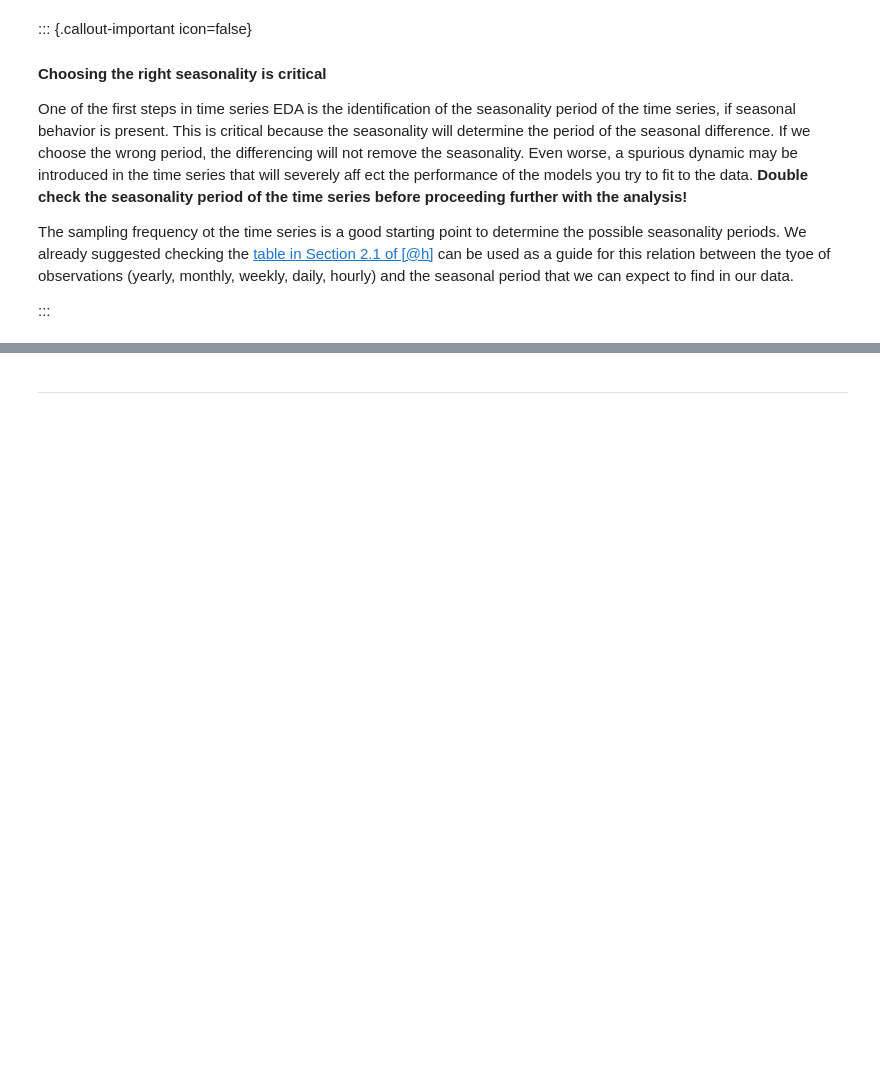
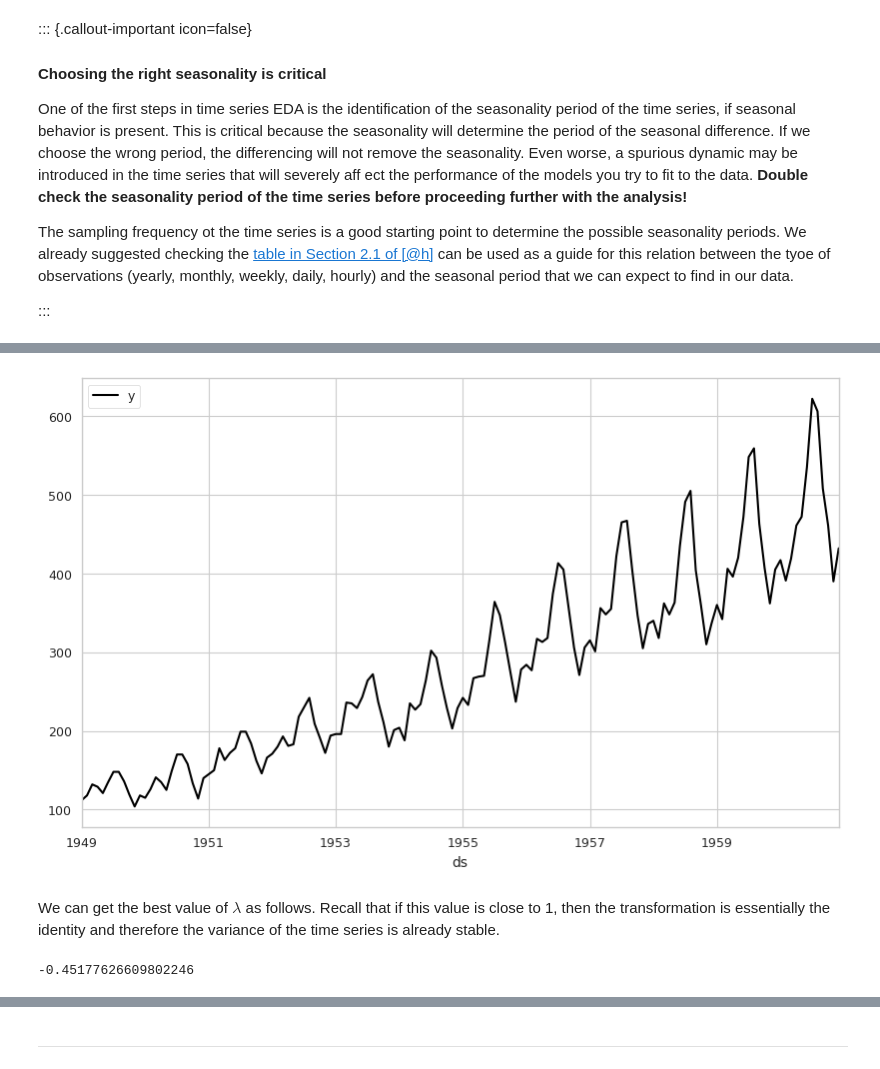
Before and after one commit to ML-MIC/MLMIIN, a Jupyter notebook: 4_2_Stationarity/4_2_Stationarity.ipynb, the cells around one changed output, grey strips where cells are left out. Saved outputs shown, nothing was run; the diff lists cells and outputs as text; code cells hidden in the pictures; blank space fills up the shorter version.

```diff
--- a/4_2_Stationarity/4_2_Stationarity.ipynb
+++ b/4_2_Stationarity/4_2_Stationarity.ipynb
@@ -1593,0 +1329,3 @@ Note again in this example how resampling can help reveal the long term trends a
+# %%
+air_passengers = load_airline()
+air_passengers.head()
@@ -1593,0 +1340,3 @@ Note again in this example how resampling can help reveal the long term trends a
+# %%
+air_passengers = pd.DataFrame(air_passengers)
+air_passengers.head()
@@ -1593,0 +1351,16 @@ Note again in this example how resampling can help reveal the long term trends a
+# %%
+air_passengers.index.name = "ds"
+air_passengers.rename(columns={"Number of airline passengers": "y"}, inplace=True)
+air_passengers.plot()
+plt.show();plt.close()
+# %% [output]
+[figure, added]
+# %% [markdown]
+We can get the best value of $\lambda$ as follows. Recall that if this value is close to 1, then the transformation is essentially the identity and therefore the variance of the time series is already stable.
+# %%
+from coreforecast.scalers import boxcox, boxcox_lambda
+
+air_passengers_lmbda = boxcox_lambda(air_passengers['y'], method='guerrero', season_length=12)
+air_passengers_lmbda
+# %% [output]
+-0.45177626609802246
```
Also changed, not shown: parts of 76 cells of this notebook.
